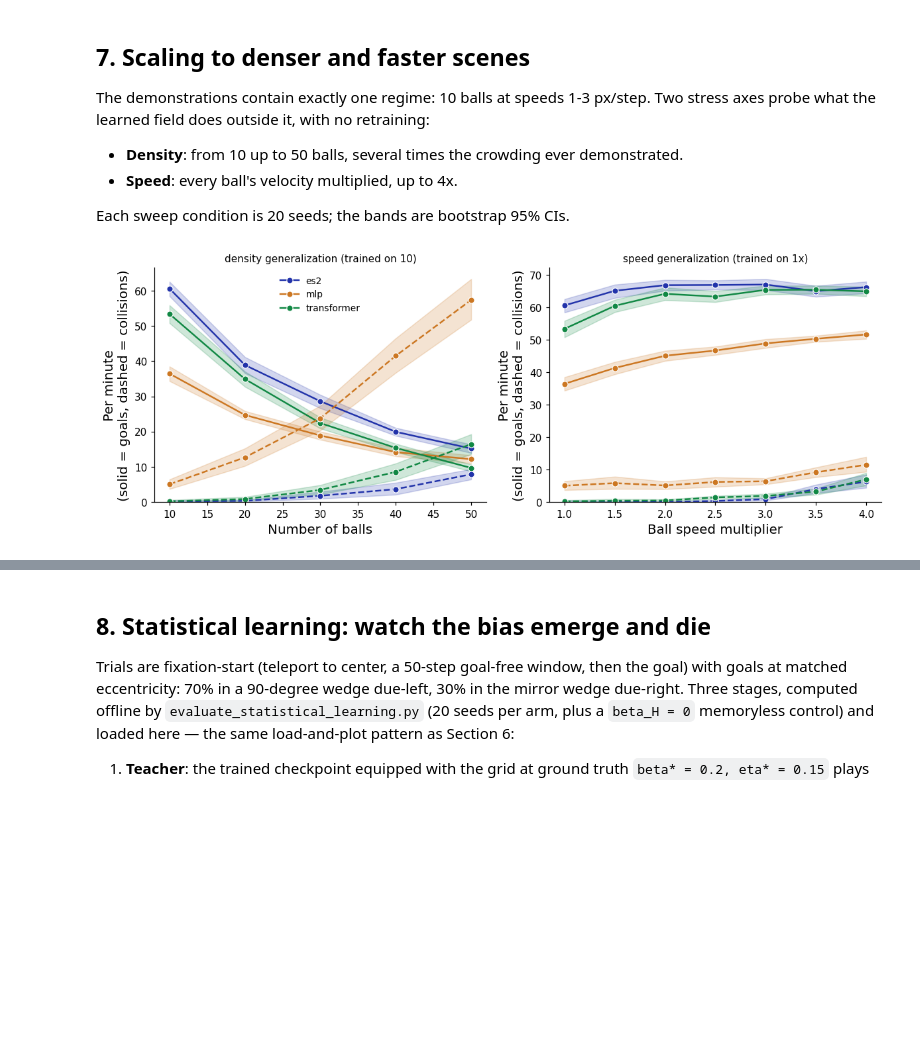
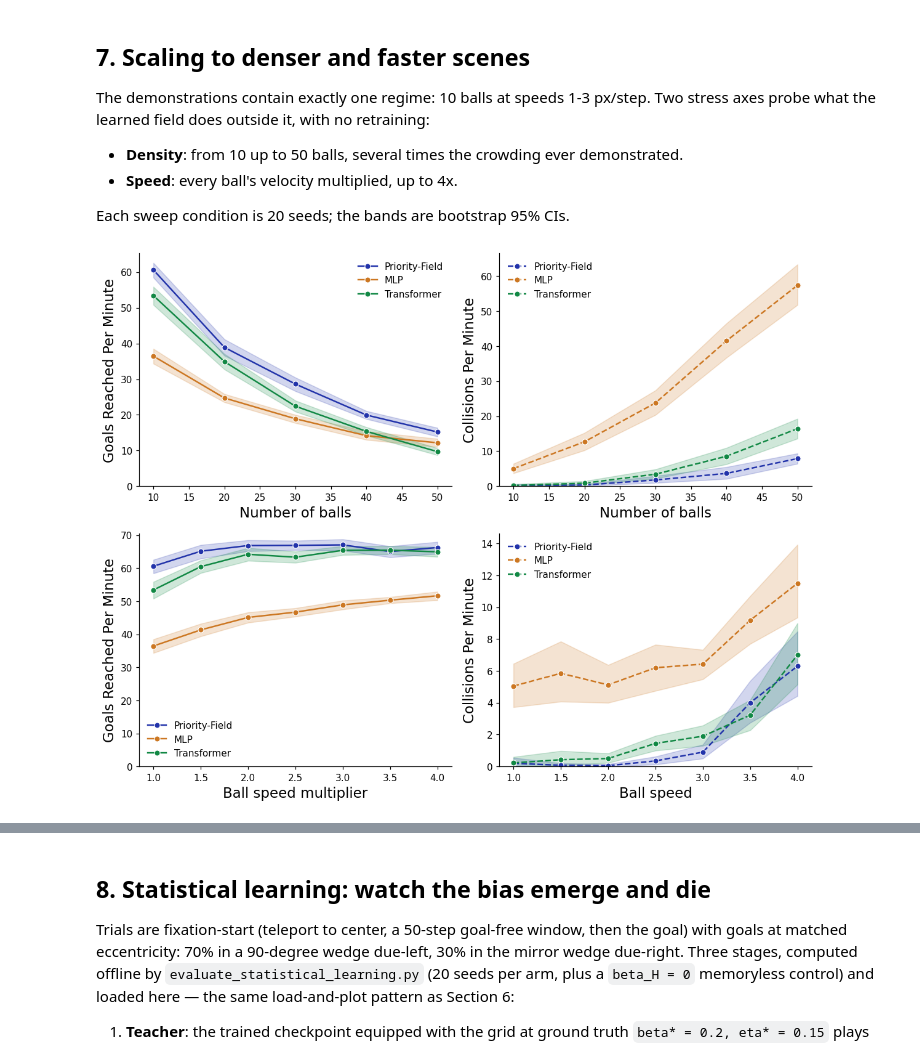
Before and after one commit to HanZhang-psych/Ego-Spatial-Sense, a Jupyter notebook: 2D-Escaping-Ball/tutorial_action_agent.ipynb, the cells around one changed output, grey strips where cells are left out. Cells and saved outputs as stored; diff of their text form; code cells hidden in the pictures; blank space fills up the shorter version.

```diff
--- a/2D-Escaping-Ball/tutorial_action_agent.ipynb
+++ b/2D-Escaping-Ball/tutorial_action_agent.ipynb
@@ -623,8 +568,8 @@ import seaborn as sns
 from seaborn.algorithms import bootstrap
 
 colors = {"es2": C_ES2, "mlp": C_MLP, "transformer": C_TRF}
-labels = {"es2": "goal ES2 (field model)", "mlp": "goal MLP",
-          "transformer": "goal transformer"}
+labels = {"es2": "Priority-Field", "mlp": "MLP",
+          "transformer": "Transformer"}
 
 loss = {m: [float(r["loss"]) for r in
             csv.DictReader(open(f"results_compare/loss_goal_{m}.csv"))]
@@ -637,14 +582,14 @@ def boot_ci(v):
 
 loss_long = pd.DataFrame([{"model": labels[m], "epoch": e + 1, "loss": v}
                           for m in colors for e, v in enumerate(loss[m])])
-fig, ax = plt.subplots(figsize=(6, 4))
+fig, ax = plt.subplots(figsize=(5.4, 4.4))
 sns.lineplot(data=loss_long, x="epoch", y="loss", hue="model",
-             palette={labels[m]: colors[m] for m in colors}, lw=1.5, ax=ax)
+             palette={labels[m]: colors[m] for m in colors}, lw=1.8, ax=ax)
 ax.set_yscale("log")
-ax.set_xlabel("Epoch (188 gradient updates each)", fontsize=13)
-ax.set_ylabel("MSE vs the expert (log scale)", fontsize=13)
-ax.set_title("training loss, identical recipe", fontsize=11)
-ax.legend(title=None)
+ax.set_xlabel("Epoch", fontsize=15)
+ax.set_ylabel("Training Loss (MSE, log scale)", fontsize=15)
+ax.legend(loc="upper right", frameon=False, title=None, fontsize=10)
+ax.spines[["top", "right"]].set_visible(False)
 plt.tight_layout()
 plt.show()
 
@@ -734,42 +683,61 @@ with no retraining:
 
 Each sweep condition is 20 seeds; the bands are bootstrap 95% CIs.
 # %%
-# Generalization sweeps: density (speed held at 1x) and speed (count held at
-# 10), 20 seeds/condition. seaborn draws the mean line + bootstrap 95% CI band
-# (solid = goals, dashed = collisions). Reuses sw, colors, arm, paired.
-fig, axes = plt.subplots(1, 2, figsize=(11, 4.2))
-for ax, data, x_key, xlab, ttl in [
-        (axes[0], sw[sw.speed_multiplier == 1.0], "num_balls",
-         "Number of balls", "density generalization (trained on 10)"),
-        (axes[1], sw[sw.num_balls == 10], "speed_multiplier",
-         "Ball speed multiplier", "speed generalization (trained on 1x)")]:
-    sns.lineplot(data=data, x=x_key, y="goals_per_min", hue="model",
-                 hue_order=list(colors), palette=colors, errorbar=("ci", 95),
-                 n_boot=10000, seed=0, marker="o", ax=ax,
-                 legend=(ax is axes[0]))
-    sns.lineplot(data=data, x=x_key, y="collisions_per_min", hue="model",
-                 hue_order=list(colors), palette=colors, errorbar=("ci", 95),
-                 n_boot=10000, seed=0, marker="o", linestyle="--",
-                 legend=False, ax=ax)
-    ax.set_xlabel(xlab, fontsize=13)
-    ax.set_ylabel("Per minute\n(solid = goals, dashed = collisions)", fontsize=13)
-    ax.set_title(ttl, fontsize=10)
+# Generalization sweeps, split by metric: goals reached (top) and collisions
+# (bottom), each vs density (left, speed held at 1x) and speed (right, 10
+# balls). 20 seeds/condition; seaborn draws the mean + bootstrap 95% CI band.
+# Reuses sw, colors, labels, arm.
+plot_df = sw.assign(Agent=sw["model"].map(labels))
+pal = {labels[m]: colors[m] for m in colors}
+horder = [labels[m] for m in ["es2", "mlp", "transformer"]]
+
+fig, axes = plt.subplots(2, 2, figsize=(10.8, 8.4))
+panels = [
+    (0, 0, "goals_per_min", sw.speed_multiplier == 1.0, "num_balls",
+     "Number of balls", "Goals Reached Per Minute"),
+    (0, 1, "collisions_per_min", sw.speed_multiplier == 1.0, "num_balls",
+     "Number of balls", "Collisions Per Minute"),
+    (1, 0, "goals_per_min", sw.num_balls == 10, "speed_multiplier",
+     "Ball speed multiplier", "Goals Reached Per Minute"),
+    (1, 1, "collisions_per_min", sw.num_balls == 10, "speed_multiplier",
+     "Ball speed", "Collisions Per Minute"),
+]
+for r, c, metric, mask, xk, xlab, ylab in panels:
+    ax = axes[r, c]
+    ls = "--" if metric == "collisions_per_min" else "-"
+    sns.lineplot(data=plot_df[mask], x=xk, y=metric, hue="Agent",
+                 hue_order=horder, palette=pal, errorbar=("ci", 95),
+                 n_boot=10000, seed=0, marker="o", linestyle=ls, ax=ax)
+    ax.set_xlabel(xlab, fontsize=15)
+    ax.set_ylabel(ylab, fontsize=15)
     ax.set_ylim(bottom=0)
-    if ax is axes[0]:
-        ax.legend(fontsize=9)
+    ax.spines[["top", "right"]].set_visible(False)
+    ax.legend(loc="best", frameon=False, title=None, fontsize=10)
 plt.tight_layout()
 plt.show()
 
-print("field (ES2) vs each baseline under stress (paired t-test, Cohen's d, 20 seeds):")
+# per-model mean [bootstrap 95% CI] at the two stress endpoints, same helper
+# (boot_ci, n_boot=10000, seed=0) and format as Section 6.
+print("under stress, 20 seeds, mean [bootstrap 95% CI]:")
+for label, balls, speed in [("dense (50 balls, 1x)", 50, 1.0),
+                            ("fast (10 balls, 4x)", 10, 4.0)]:
+    print(f"  {label}:")
+    for m in ["es2", "transformer", "mlp"]:
+        gm, gl, gh = boot_ci(arm(m, balls, speed, "goals_per_min"))
+        cm, cl, ch = boot_ci(arm(m, balls, speed, "collisions_per_min"))
+        print(f"    {labels[m]:<24} goals {gm:6.2f} [{gl:.2f}, {gh:.2f}]   "
+              f"coll {cm:6.2f} [{cl:.2f}, {ch:.2f}]")
+
+print("\nfield (ES2) vs each baseline under stress (paired t-test, Cohen's d, 20 seeds):")
 for label, balls, speed in [("dense (50 balls, 1x)", 50, 1.0),
                             ("fast (10 balls, 4x)", 10, 4.0)]:
     print(f"  {label}:")
     for metric in ["goals_per_min", "collisions_per_min"]:
         f = arm("es2", balls, speed, metric)
         for base in ["transformer", "mlp"]:
             r = pg.ttest(f, arm(base, balls, speed, metric), paired=True)
             print(f"    {metric:18} vs {base:11}  t({int(r['dof'].iloc[0])}) = "
                   f"{r['T'].iloc[0]:6.2f}, p = {r['p_val'].iloc[0]:.1e}, "
                   f"Cohen's d = {r['cohen_d'].iloc[0]:.2f}")
 # %% [output]
-[figure, old version]
+[figure, new version]
```
Also changed, not shown: parts of 12 cells of this notebook, 1 other file.
